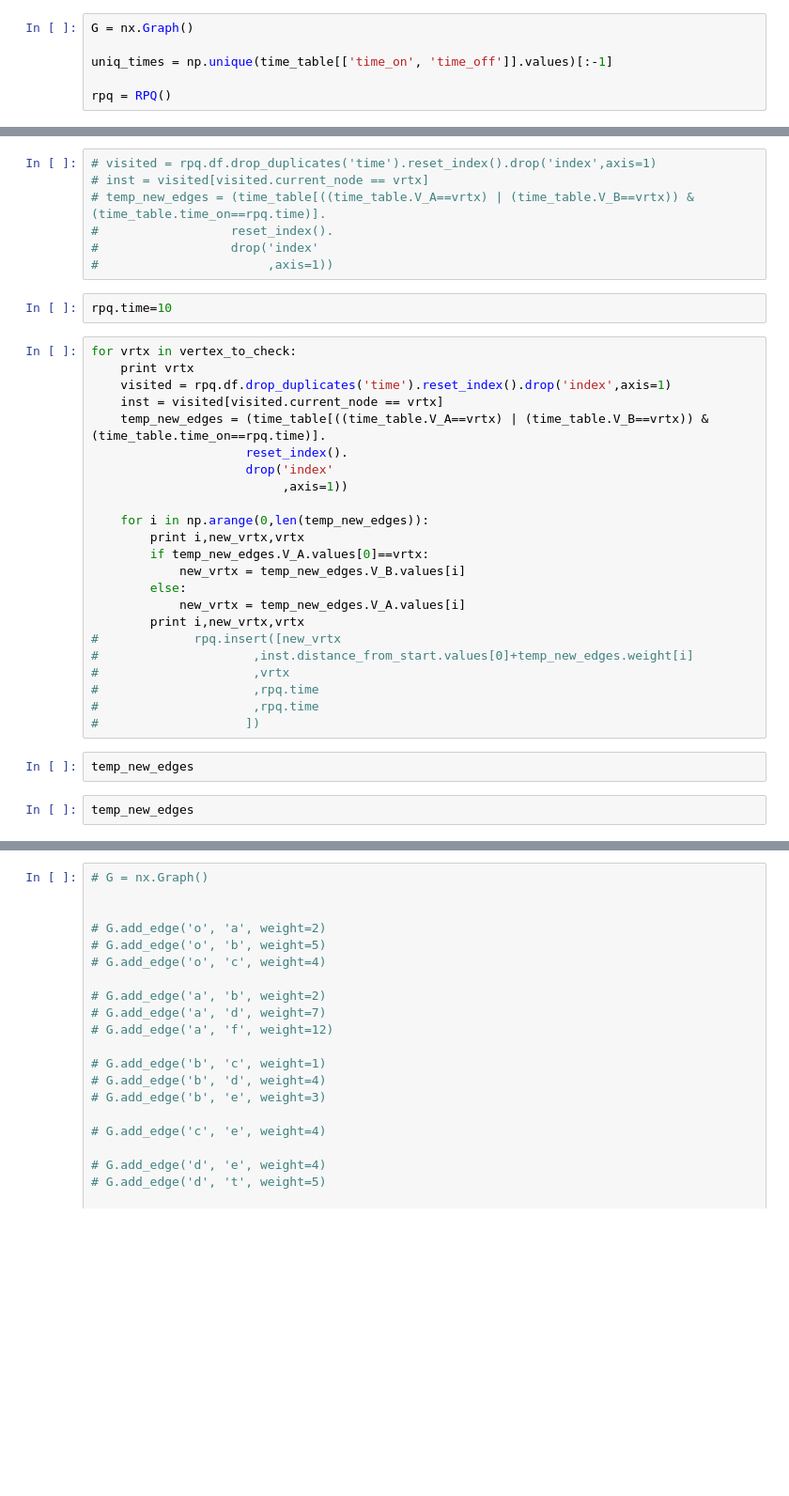
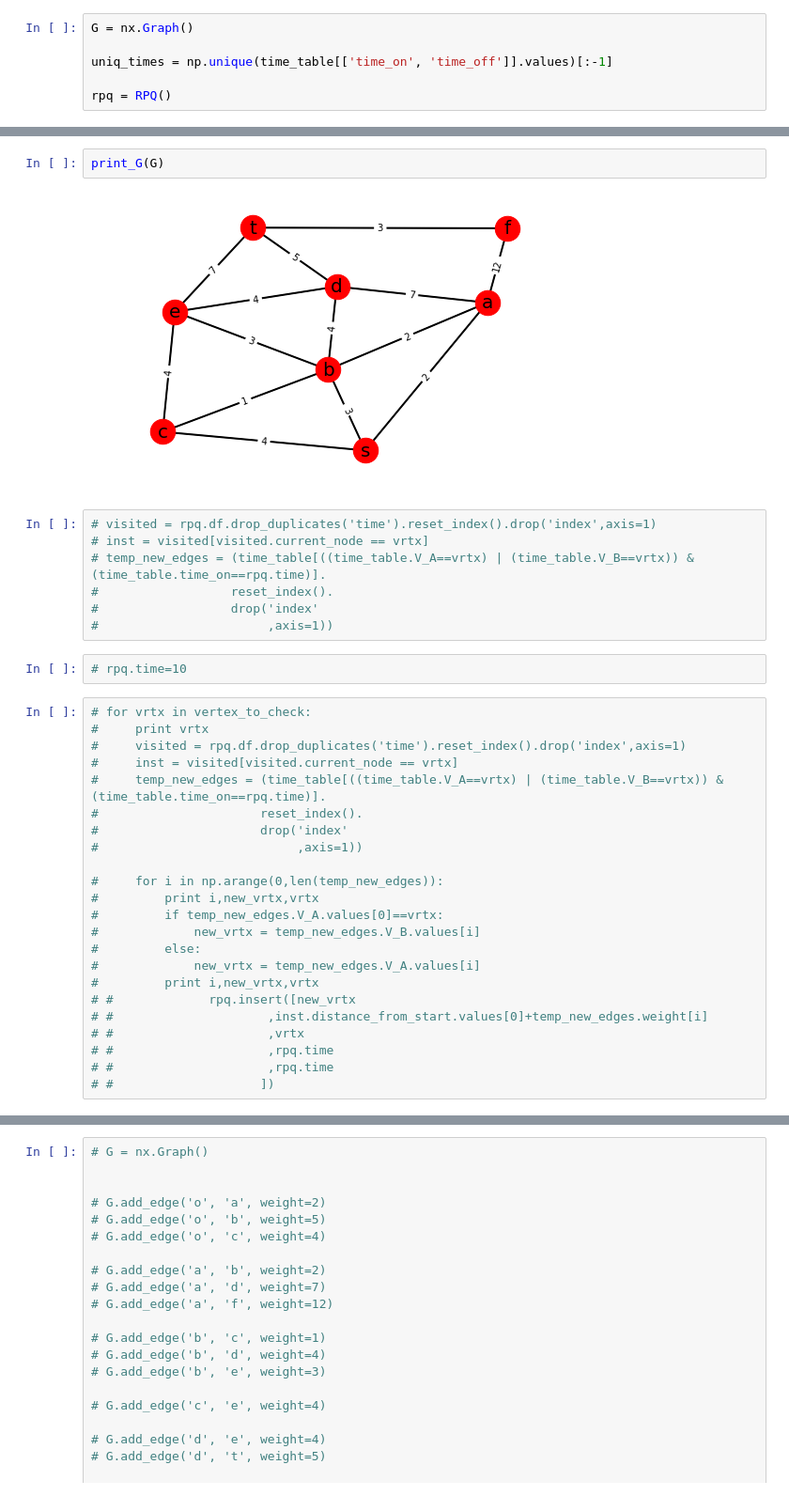
Before and after one commit to kostfere/code_snippets, a Jupyter notebook: dynamic_dijkstra.ipynb, the cells around one changed output, grey strips where cells are left out. Shown: that part at 94% size. Drawn from its saved outputs; the diff is of its cells as text; blank space fills up the shorter version.

```diff
--- a/dynamic_dijkstra.ipynb
+++ b/dynamic_dijkstra.ipynb
@@ -311,3 +233,7 @@ vrtx
+# %%
+print_G(G)
+# %% [output]
+[figure, added]
 # %%
 # visited = rpq.df.drop_duplicates('time').reset_index().drop('index',axis=1)
 # inst = visited[visited.current_node == vrtx]
@@ -316,31 +242,27 @@ vrtx
 #                  drop('index'
 #                       ,axis=1))
 # %%
-rpq.time=10
+# rpq.time=10
 # %%
-for vrtx in vertex_to_check:
-    print vrtx
-    visited = rpq.df.drop_duplicates('time').reset_index().drop('index',axis=1)
-    inst = visited[visited.current_node == vrtx]
-    temp_new_edges = (time_table[((time_table.V_A==vrtx) | (time_table.V_B==vrtx)) & (time_table.time_on==rpq.time)].
-                     reset_index().
-                     drop('index'
-                          ,axis=1))
+# for vrtx in vertex_to_check:
+#     print vrtx
+#     visited = rpq.df.drop_duplicates('time').reset_index().drop('index',axis=1)
+#     inst = visited[visited.current_node == vrtx]
+#     temp_new_edges = (time_table[((time_table.V_A==vrtx) | (time_table.V_B==vrtx)) & (time_table.time_on==rpq.time)].
+#                      reset_index().
+#                      drop('index'
+#                           ,axis=1))
 
-    for i in np.arange(0,len(temp_new_edges)):
-        print i,new_vrtx,vrtx
-        if temp_new_edges.V_A.values[0]==vrtx:
-            new_vrtx = temp_new_edges.V_B.values[i]
-        else:
-            new_vrtx = temp_new_edges.V_A.values[i]
-        print i,new_vrtx,vrtx
-#             rpq.insert([new_vrtx
-#                     ,inst.distance_from_start.values[0]+temp_new_edges.weight[i]
-#                     ,vrtx
-#                     ,rpq.time
-#                     ,rpq.time
-#                    ])
+#     for i in np.arange(0,len(temp_new_edges)):
+#         print i,new_vrtx,vrtx
+#         if temp_new_edges.V_A.values[0]==vrtx:
+#             new_vrtx = temp_new_edges.V_B.values[i]
+#         else:
+#             new_vrtx = temp_new_edges.V_A.values[i]
+#         print i,new_vrtx,vrtx
+# #             rpq.insert([new_vrtx
+# #                     ,inst.distance_from_start.values[0]+temp_new_edges.weight[i]
+# #                     ,vrtx
+# #                     ,rpq.time
+# #                     ,rpq.time
+# #                    ])
-# %%
-temp_new_edges
-# %%
-temp_new_edges
```
Also changed, not shown: parts of 48 cells of this notebook, 2 other files.
